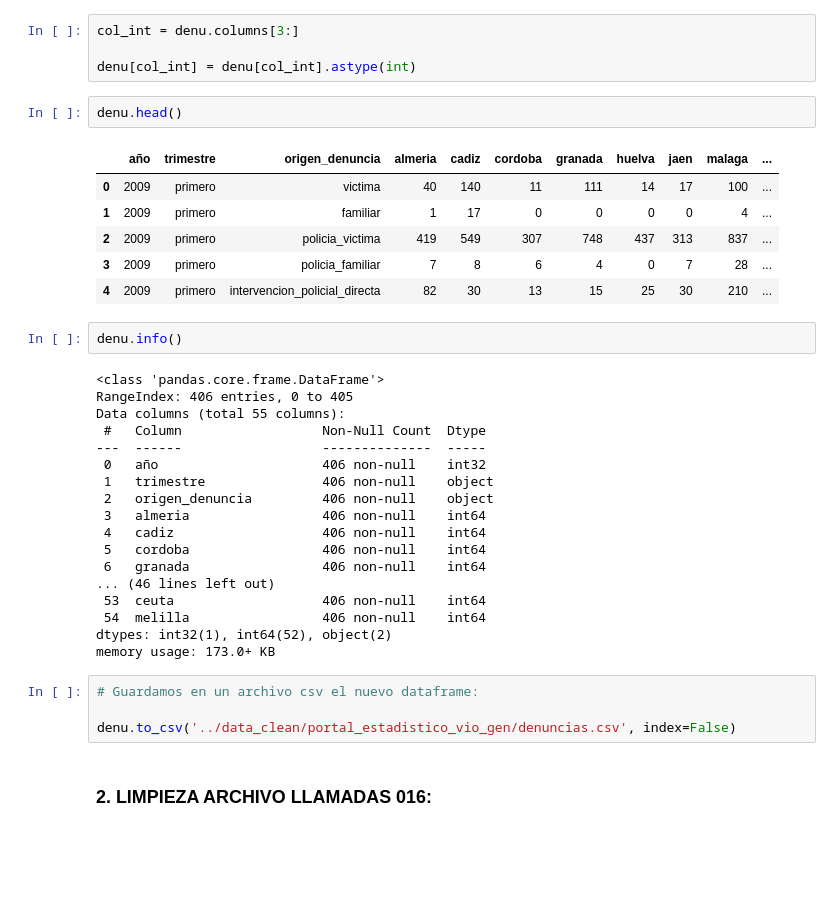
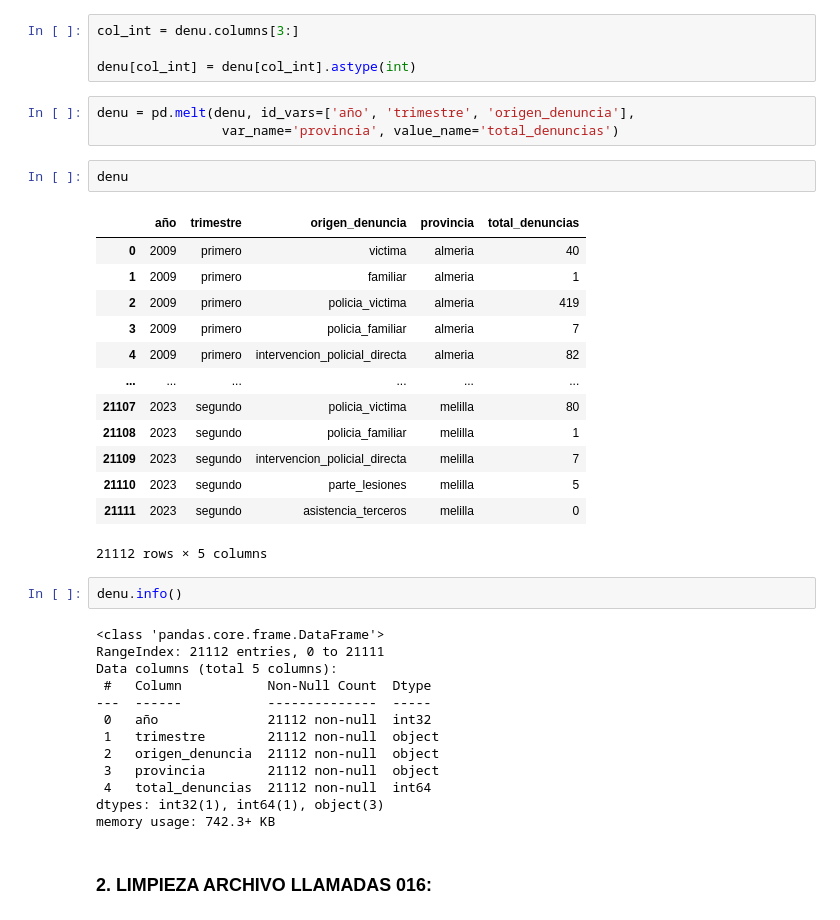
Before and after one commit to NoeRoson/Final_project, a Jupyter notebook: code/limpieza.ipynb, the cells around one changed output. Drawn from its saved outputs; the diff is of its cells as text; blank space fills up the shorter version.

```diff
--- a/code/limpieza.ipynb
+++ b/code/limpieza.ipynb
@@ -72,39 +72,40 @@ denu['origen_denuncia'] = denu['origen_denuncia'].map(origen)
 col_int = denu.columns[3:]
 
 denu[col_int] = denu[col_int].astype(int)
+# %%
+denu = pd.melt(denu, id_vars=['año', 'trimestre', 'origen_denuncia'],
+                var_name='provincia', value_name='total_denuncias')
 # %%
-denu.head()
+denu
 # %% [output]
-|  | año | trimestre | origen_denuncia | almeria | cadiz | cordoba | granada | huelva | jaen | malaga | ... |
-| 0 | 2009 | primero | victima | 40 | 140 | 11 | 111 | 14 | 17 | 100 | ... |
-| 1 | 2009 | primero | familiar | 1 | 17 | 0 | 0 | 0 | 0 | 4 | ... |
-| 2 | 2009 | primero | policia_victima | 419 | 549 | 307 | 748 | 437 | 313 | 837 | ... |
-| 3 | 2009 | primero | policia_familiar | 7 | 8 | 6 | 4 | 0 | 7 | 28 | ... |
-| 4 | 2009 | primero | intervencion_policial_directa | 82 | 30 | 13 | 15 | 25 | 30 | 210 | ... |
+|  | año | trimestre | origen_denuncia | provincia | total_denuncias |
+| 0 | 2009 | primero | victima | almeria | 40 |
+| 1 | 2009 | primero | familiar | almeria | 1 |
+| 2 | 2009 | primero | policia_victima | almeria | 419 |
+| 3 | 2009 | primero | policia_familiar | almeria | 7 |
+| 4 | 2009 | primero | intervencion_policial_directa | almeria | 82 |
+| ... | ... | ... | ... | ... | ... |
+| 21107 | 2023 | segundo | policia_victima | melilla | 80 |
+| 21108 | 2023 | segundo | policia_familiar | melilla | 1 |
+| 21109 | 2023 | segundo | intervencion_policial_directa | melilla | 7 |
+| 21110 | 2023 | segundo | parte_lesiones | melilla | 5 |
+| 21111 | 2023 | segundo | asistencia_terceros | melilla | 0 |
+21112 rows × 5 columns
 # %%
 denu.info()
 # %% [output]
 <class 'pandas.core.frame.DataFrame'>
-RangeIndex: 406 entries, 0 to 405
-Data columns (total 55 columns):
- #   Column                  Non-Null Count  Dtype
----  ------                  --------------  -----
- 0   año                     406 non-null    int32
- 1   trimestre               406 non-null    object
- 2   origen_denuncia         406 non-null    object
- 3   almeria                 406 non-null    int64
- 4   cadiz                   406 non-null    int64
- 5   cordoba                 406 non-null    int64
- 6   granada                 406 non-null    int64
-... (46 lines left out)
- 53  ceuta                   406 non-null    int64
- 54  melilla                 406 non-null    int64
-dtypes: int32(1), int64(52), object(2)
-memory usage: 173.0+ KB
+RangeIndex: 21112 entries, 0 to 21111
+Data columns (total 5 columns):
+ #   Column           Non-Null Count  Dtype
+---  ------           --------------  -----
+ 0   año              21112 non-null  int32
+ 1   trimestre        21112 non-null  object
+ 2   origen_denuncia  21112 non-null  object
+ 3   provincia        21112 non-null  object
+ 4   total_denuncias  21112 non-null  int64
+dtypes: int32(1), int64(1), object(3)
+memory usage: 742.3+ KB
-# %%
-# Guardamos en un archivo csv el nuevo dataframe:
-
-denu.to_csv('../data_clean/portal_estadistico_vio_gen/denuncias.csv', index=False)
 # %% [markdown]
 ### 2. LIMPIEZA ARCHIVO LLAMADAS 016:
 # %%
```
Also changed, not shown: parts of 67 cells of this notebook, 9 other files.
